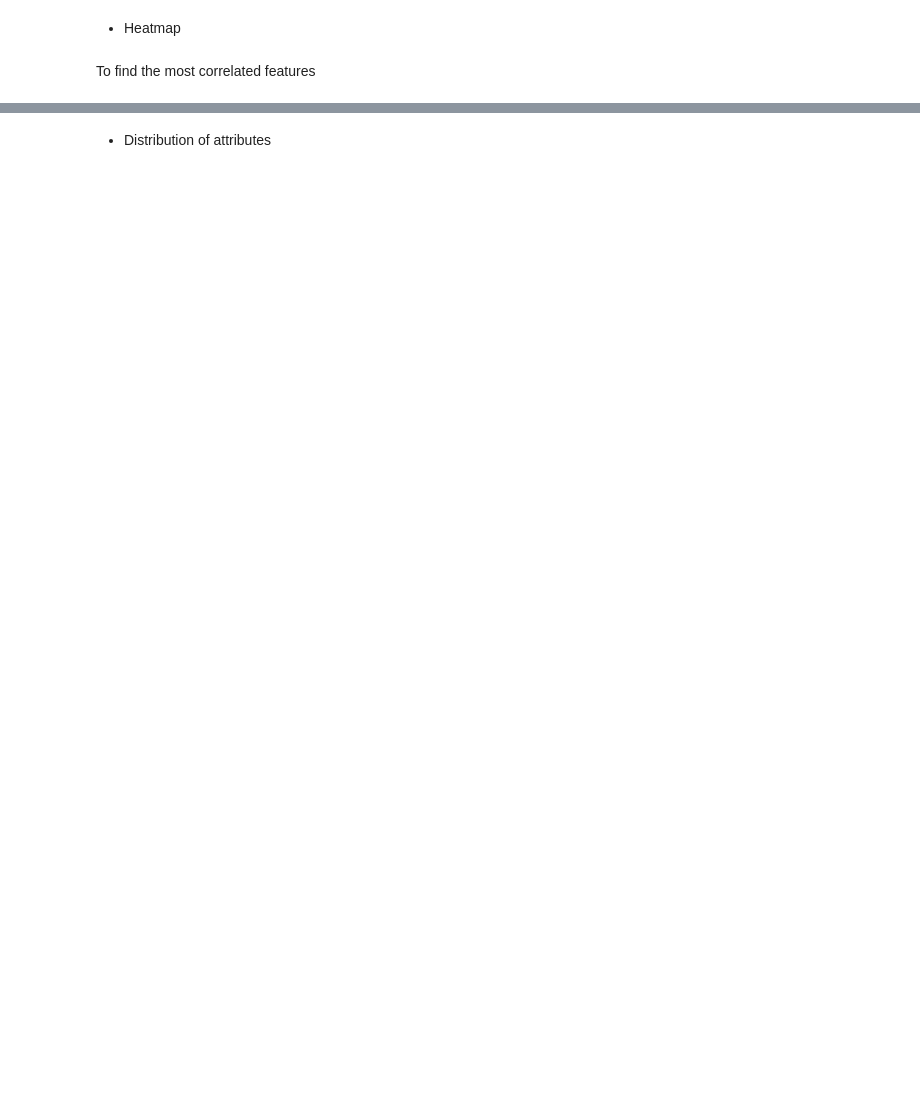
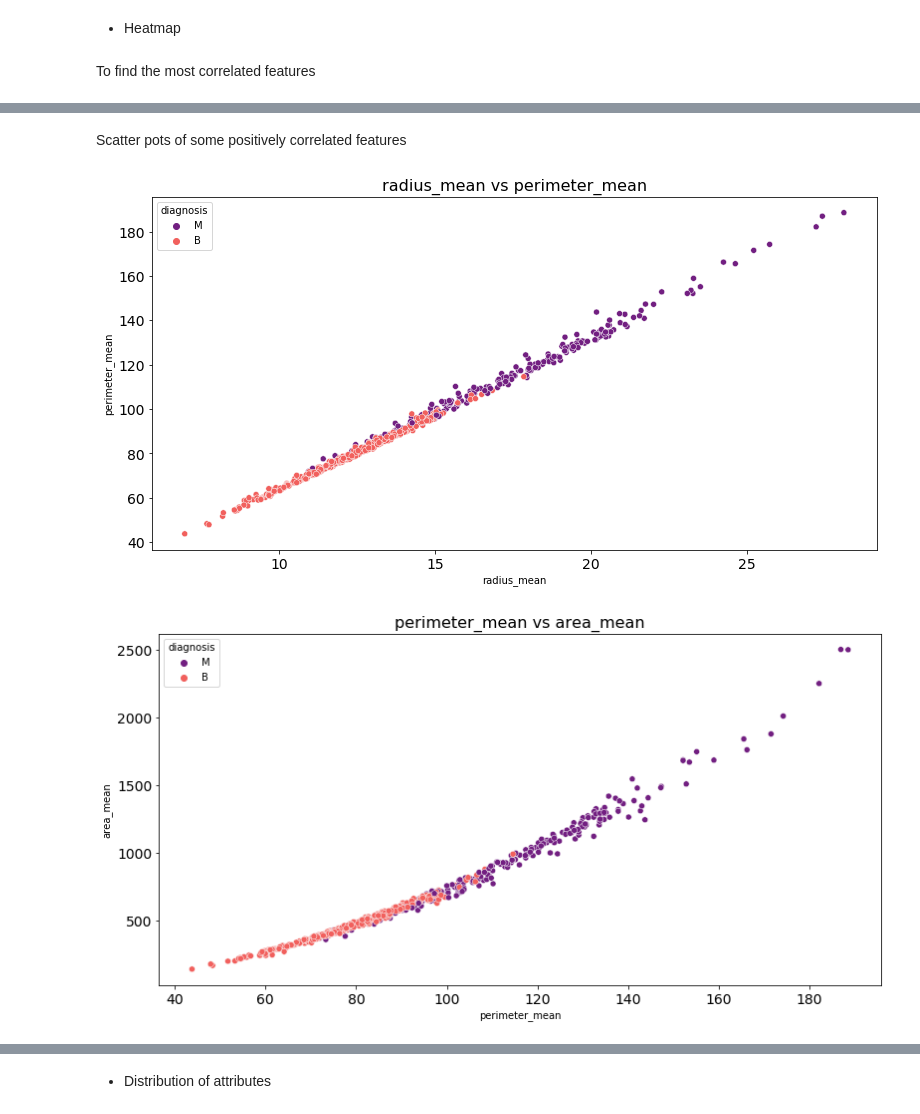
Before and after one commit to khaiyra/casualty, a Jupyter notebook: notebook/DataExploration.ipynb, the cells around one changed output, grey strips where cells are left out. Cells and saved outputs as stored; diff of their text form; code cells hidden in the pictures; blank space fills up the shorter version.

```diff
--- a/notebook/DataExploration.ipynb
+++ b/notebook/DataExploration.ipynb
@@ -174,0 +156,11 @@ sns.heatmap(data.corr(), annot = True, linewidth = 0.5, fmt = '.1f', ax = ax )
+# %% [markdown]
+Scatter pots of some positively correlated features
+# %%
+#fig, ax = plt.subplots(2, 2, figsize=(15, 15))
+plot_scatter(data, 'radius_mean', 'perimeter_mean')
+plot_scatter(data, 'perimeter_mean','area_mean')
+plot_scatter(data, 'radius_se','perimeter_se')
+plot_scatter(data, 'radius_worst', 'area_mean')
+# %% [output]
+[figure, added]
+[figure, added]
```
Also changed, not shown: parts of 27 cells of this notebook.
